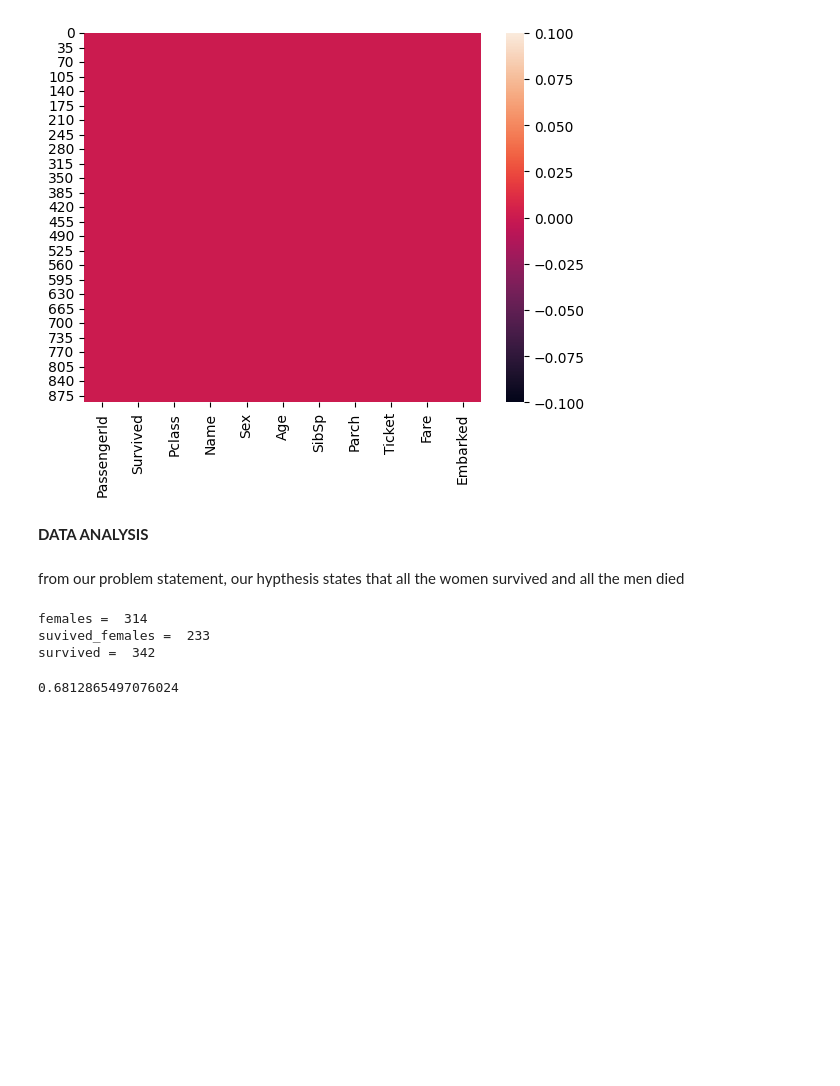
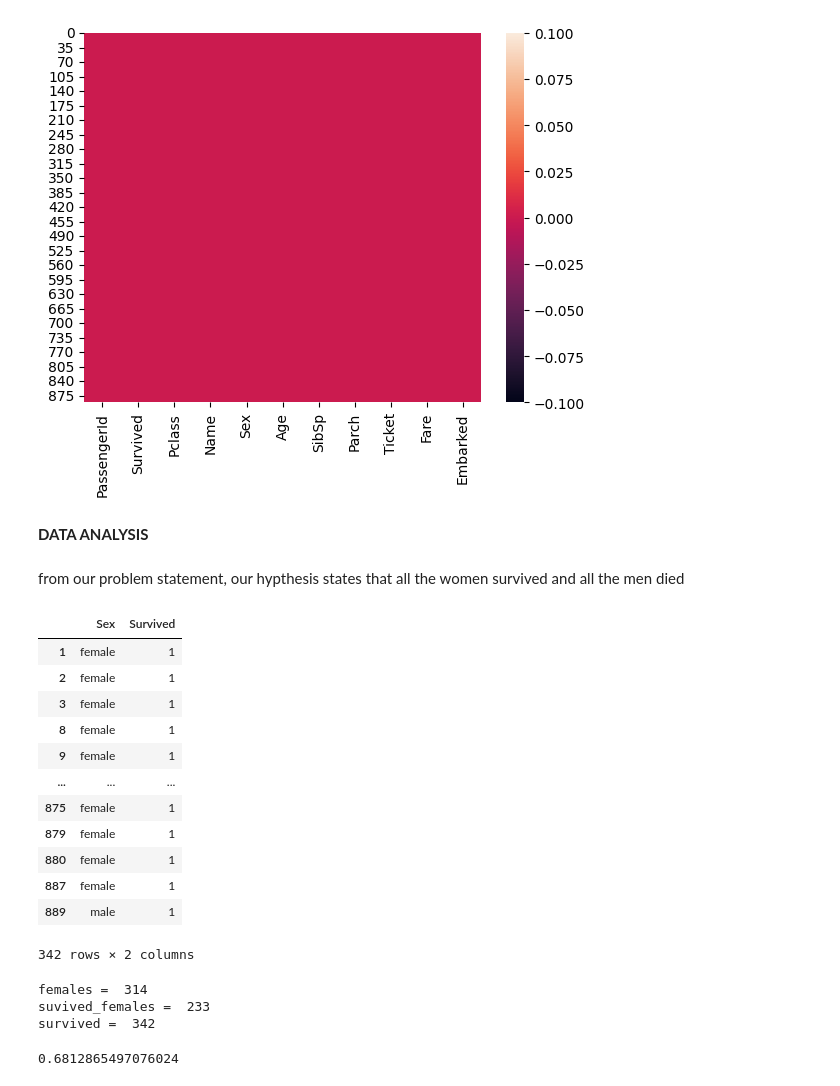
Before and after one commit to ssenkaayi/BIT2207-Assignment1, a Jupyter notebook: titanic_diserster.ipynb, the cells around one changed output. Saved outputs shown, nothing was run; the diff lists cells and outputs as text; code cells hidden in the pictures; blank space fills up the shorter version.

```diff
--- a/titanic_diserster.ipynb
+++ b/titanic_diserster.ipynb
@@ -123,5 +162,5 @@ train_df['Age'].median()
 # %%
 # filling up the rows of age feature with missing data
 # with the median mark
-train_df.Age.fillna(train_df.Age.median(),inplace=True)
+train_df1.Age.fillna(train_df.Age.median(),inplace=True)
 # %%
@@ -132,5 +171,5 @@ Name: Embarked, dtype: object
 # %%
 # filling up the rows of Embarked  feature with missing data
 # with the mode mark
-train_df.Embarked.fillna(train_df.Embarked.mode()[0],inplace=True)
+train_df1.Embarked.fillna(train_df.Embarked.mode()[0],inplace=True)
 # %%
@@ -172,3 +214,19 @@ survived_women = len(train_df[(train_df['Sex']=='female')
+# %%
+train_df1.loc[train_df1['Survived']==1,['Sex','Survived']]
+# %% [output]
+|  | Sex | Survived |
+| 1 | female | 1 |
+| 2 | female | 1 |
+| 3 | female | 1 |
+| 8 | female | 1 |
+| 9 | female | 1 |
+| ... | ... | ... |
+| 875 | female | 1 |
+| 879 | female | 1 |
+| 880 | female | 1 |
+| 887 | female | 1 |
+| 889 | male | 1 |
+342 rows × 2 columns
 # %%
 print('females = ',women)
 print('suvived_females = ',survived_women)
```
Also changed, not shown: parts of 10 cells of this notebook.
